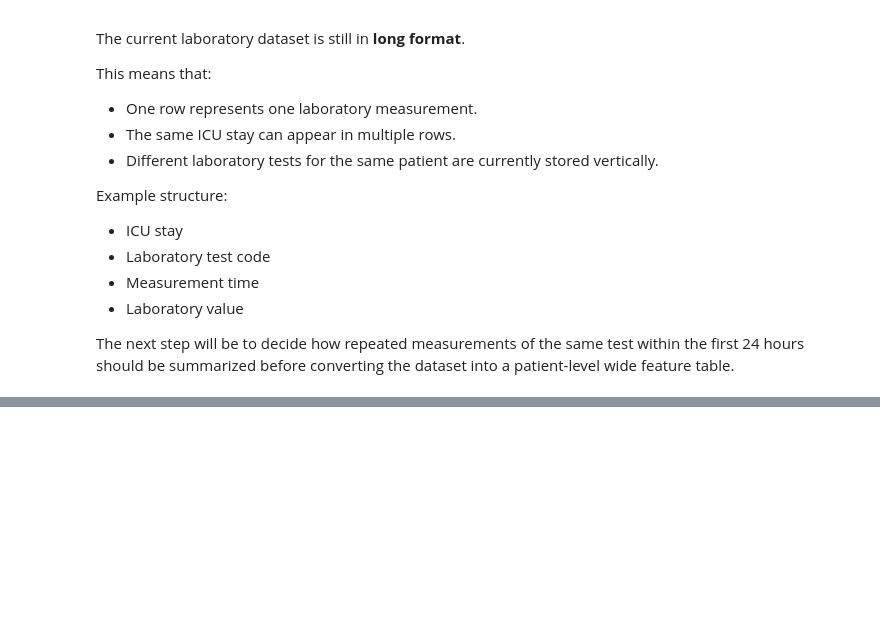
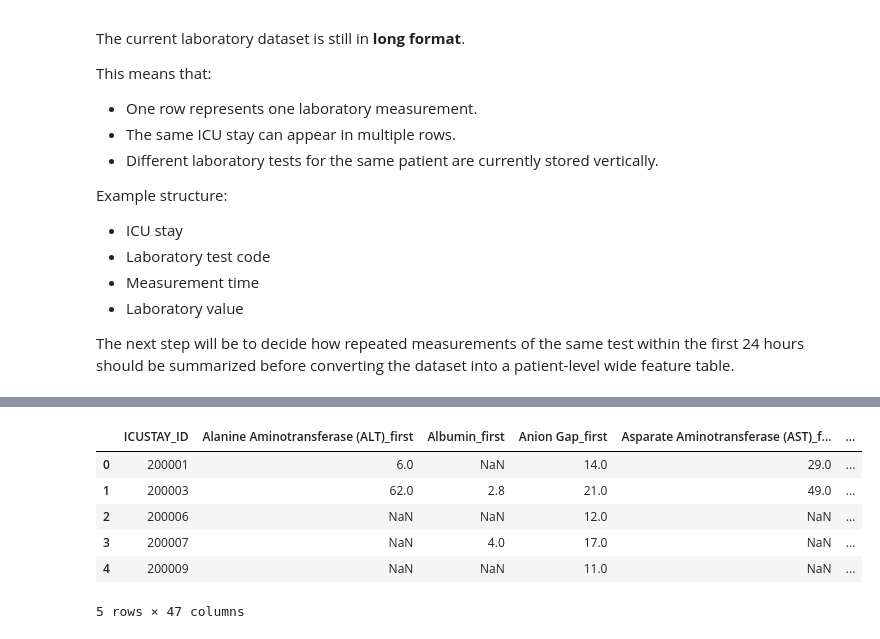
Before and after one commit to sengulozaydin/icu-risk-prediction, a Jupyter notebook: notebooks/01_data_overview.ipynb, the cells around one changed output, grey strips where cells are left out. Cells and saved outputs as stored; diff of their text form; code cells hidden in the pictures; blank space fills up the shorter version.

```diff
--- a/notebooks/01_data_overview.ipynb
+++ b/notebooks/01_data_overview.ipynb
@@ -1307,0 +1361,17 @@ The next step will be to decide how repeated measurements of the same test withi
+# %%
+lab_wide_df.columns = [
+    f"{test}_{value_type.replace('_value', '')}"
+    for value_type, test in lab_wide_df.columns
+]
+
+lab_wide_df = lab_wide_df.reset_index()
+
+lab_wide_df.head()
+# %% [output]
+|  | ICUSTAY_ID | Alanine Aminotransferase (ALT)_first | Albumin_first | Anion Gap_first | Asparate Aminotransferase (AST)_f... | ... |
+| 0 | 200001 | 6.0 | NaN | 14.0 | 29.0 | ... |
+| 1 | 200003 | 62.0 | 2.8 | 21.0 | 49.0 | ... |
+| 2 | 200006 | NaN | NaN | 12.0 | NaN | ... |
+| 3 | 200007 | NaN | 4.0 | 17.0 | NaN | ... |
+| 4 | 200009 | NaN | NaN | 11.0 | NaN | ... |
+5 rows × 47 columns
```
Also changed, not shown: parts of 10 cells of this notebook, 1 other file.
